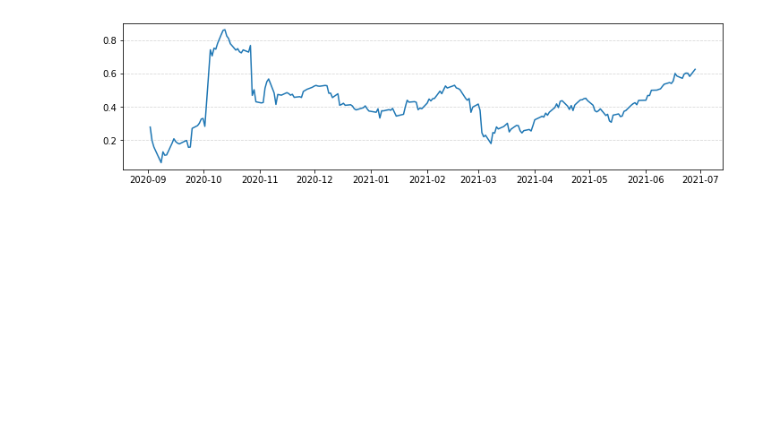
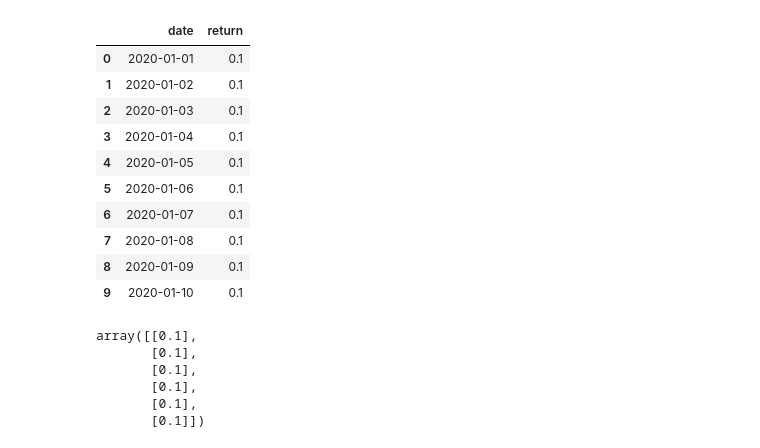
Before and after one commit to ajcltm/BackTesting, a Jupyter notebook: kim's portfolio.ipynb, the cells around one changed output. Cells and saved outputs as stored; diff of their text form; code cells hidden in the pictures; blank space fills up the shorter version.

```diff
--- a/kim's portfolio.ipynb
+++ b/kim's portfolio.ipynb
@@ -281,7 +178,25 @@ result
-# %%
-date = result['date']
-plt.figure(figsize=(12,3))
-plt.plot(date, result['rate_of_return'])
-plt.grid(axis='y', linestyle='--', alpha=.5)
-# %% [output]
-[figure, removed]
+# %%
+date = [datetime.datetime(2020,1,i) for i in range(1,11)]
+free_risk = pd.DataFrame(data={'date':date, 'return': [.1 for i in range(0, 10)]})
+free_risk
+# %% [output]
+|  | date | return |
+| 0 | 2020-01-01 | 0.1 |
+| 1 | 2020-01-02 | 0.1 |
+| 2 | 2020-01-03 | 0.1 |
+| 3 | 2020-01-04 | 0.1 |
+| 4 | 2020-01-05 | 0.1 |
+| 5 | 2020-01-06 | 0.1 |
+| 6 | 2020-01-07 | 0.1 |
+| 7 | 2020-01-08 | 0.1 |
+| 8 | 2020-01-09 | 0.1 |
+| 9 | 2020-01-10 | 0.1 |
+# %%
+free_risk.iloc[:5+1]['return'].values.reshape(-1, 1)
+# %% [output]
+array([[0.1],
+       [0.1],
+       [0.1],
+       [0.1],
+       [0.1],
+       [0.1]])
```
Also changed, not shown: parts of 15 cells of this notebook, 4 other files.
